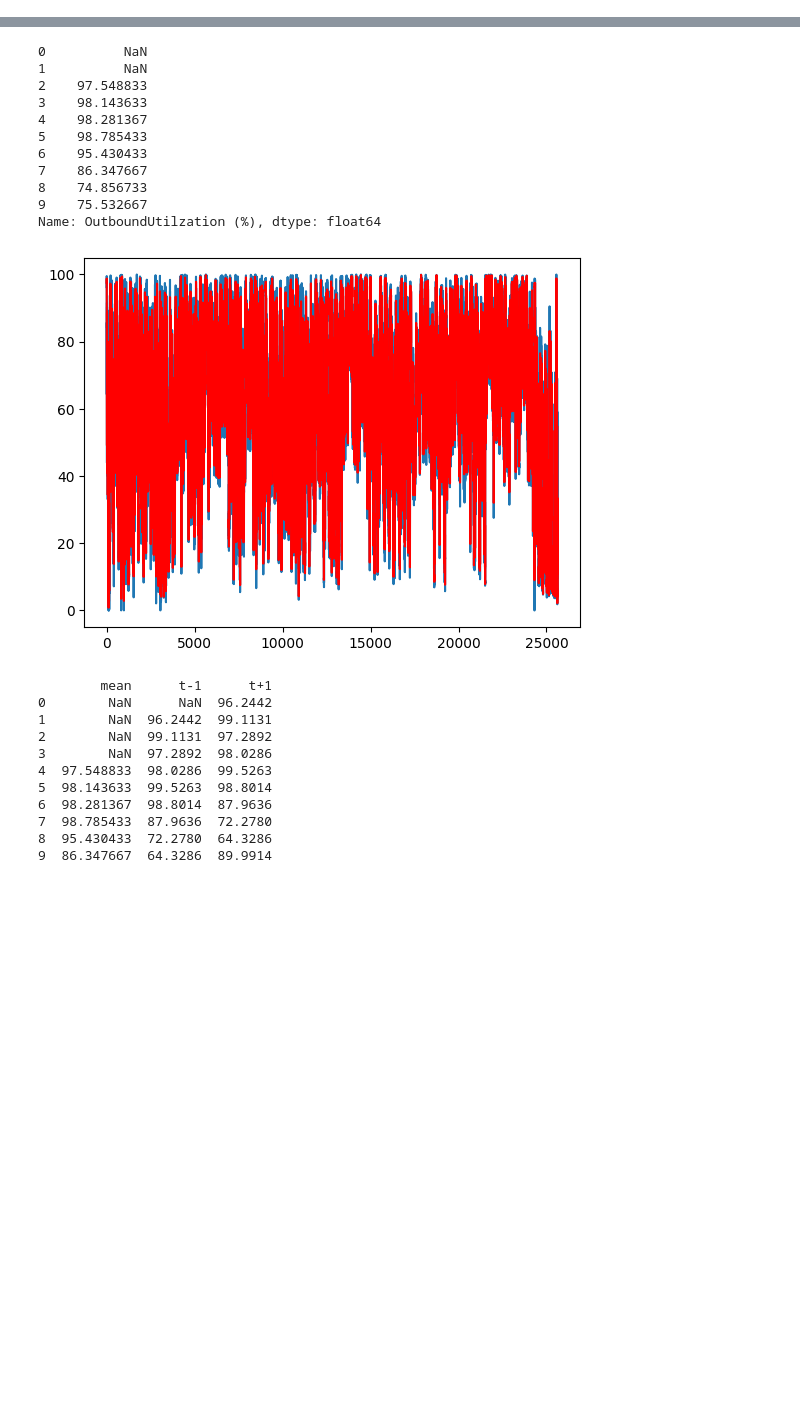
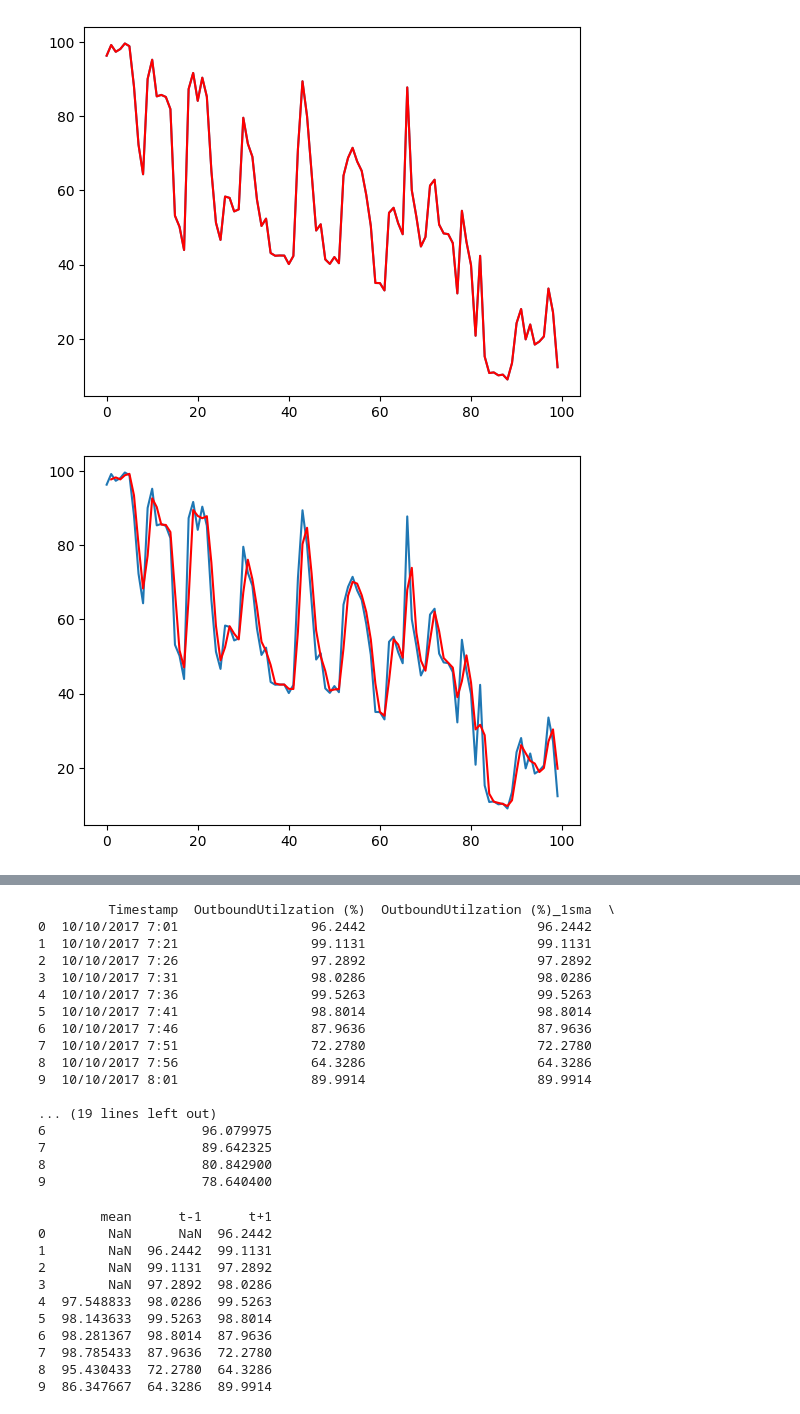
Before and after one commit to AlesKas/DIP, a Jupyter notebook: network_analytics_ma.ipynb, the cells around one changed output, grey strips where cells are left out. Saved outputs shown, nothing was run; the diff lists cells and outputs as text; code cells hidden in the pictures; blank space fills up the shorter version.

```diff
--- a/network_analytics_ma.ipynb
+++ b/network_analytics_ma.ipynb
@@ -19,10 +21,17 @@ series.diff().fillna(series).plot(figsize=(16, 7))
 # %%
 # Tail-rolling average transform
-rolling = series.rolling(window=3)
-rolling_mean = rolling.mean()
-print(rolling_mean.head(10))
-# plot original and transformed dataset
-series.plot()
-rolling_mean.plot(color='red')
-plt.show()
+network_analytics_copy = deepcopy(network_analytics)
+
+for x in range(1, 5):
+    rolling = series.rolling(window=x)
+    rolling_mean = rolling.mean()
+    network_analytics_copy = network_analytics_copy.join(rolling_mean, rsuffix=f"_{x}sma")
+    # plot original and transformed dataset
+    plt.plot(series[0:100])
+    plt.plot(rolling_mean[0:100], color='red')
+    plt.show()
+
+print(network_analytics_copy.head(10))
 # %% [output]
+[figure, new version]
+[figure, added]
@@ -29,15 +40,20 @@ plt.show()
-0          NaN
-1          NaN
-2    97.548833
-3    98.143633
-4    98.281367
-5    98.785433
-6    95.430433
-7    86.347667
-8    74.856733
-9    75.532667
-Name: OutboundUtilzation (%), dtype: float64
+         Timestamp  OutboundUtilzation (%)  OutboundUtilzation (%)_1sma  \
+0  10/10/2017 7:01                 96.2442                      96.2442
+1  10/10/2017 7:21                 99.1131                      99.1131
+2  10/10/2017 7:26                 97.2892                      97.2892
+3  10/10/2017 7:31                 98.0286                      98.0286
+4  10/10/2017 7:36                 99.5263                      99.5263
+5  10/10/2017 7:41                 98.8014                      98.8014
+6  10/10/2017 7:46                 87.9636                      87.9636
+7  10/10/2017 7:51                 72.2780                      72.2780
+8  10/10/2017 7:56                 64.3286                      64.3286
+9  10/10/2017 8:01                 89.9914                      89.9914
+
+... (19 lines left out)
+6                    96.079975
+7                    89.642325
+8                    80.842900
+9                    78.640400
-[figure, old version]
 # %%
 df = pd.DataFrame(series.values)
 width = 3
```
Also changed, not shown: parts of 19 cells of this notebook, 3 other files.
